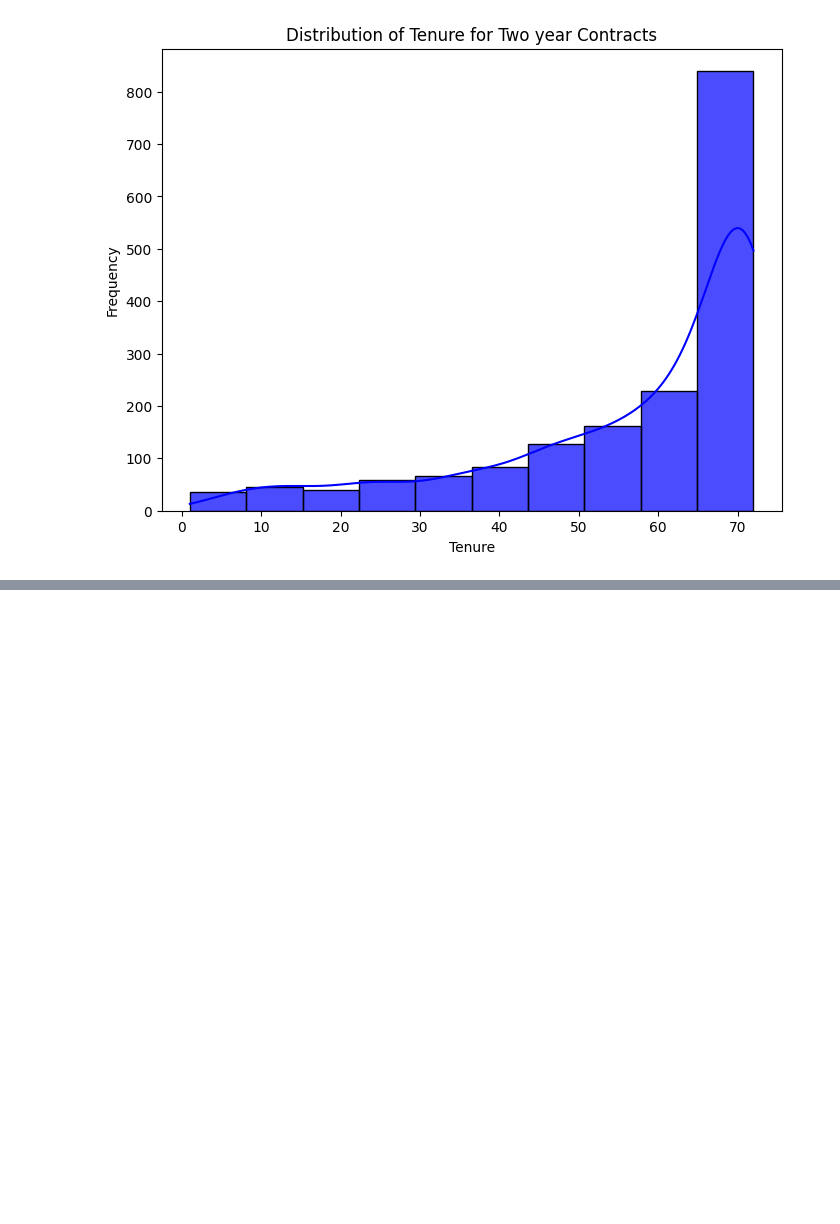
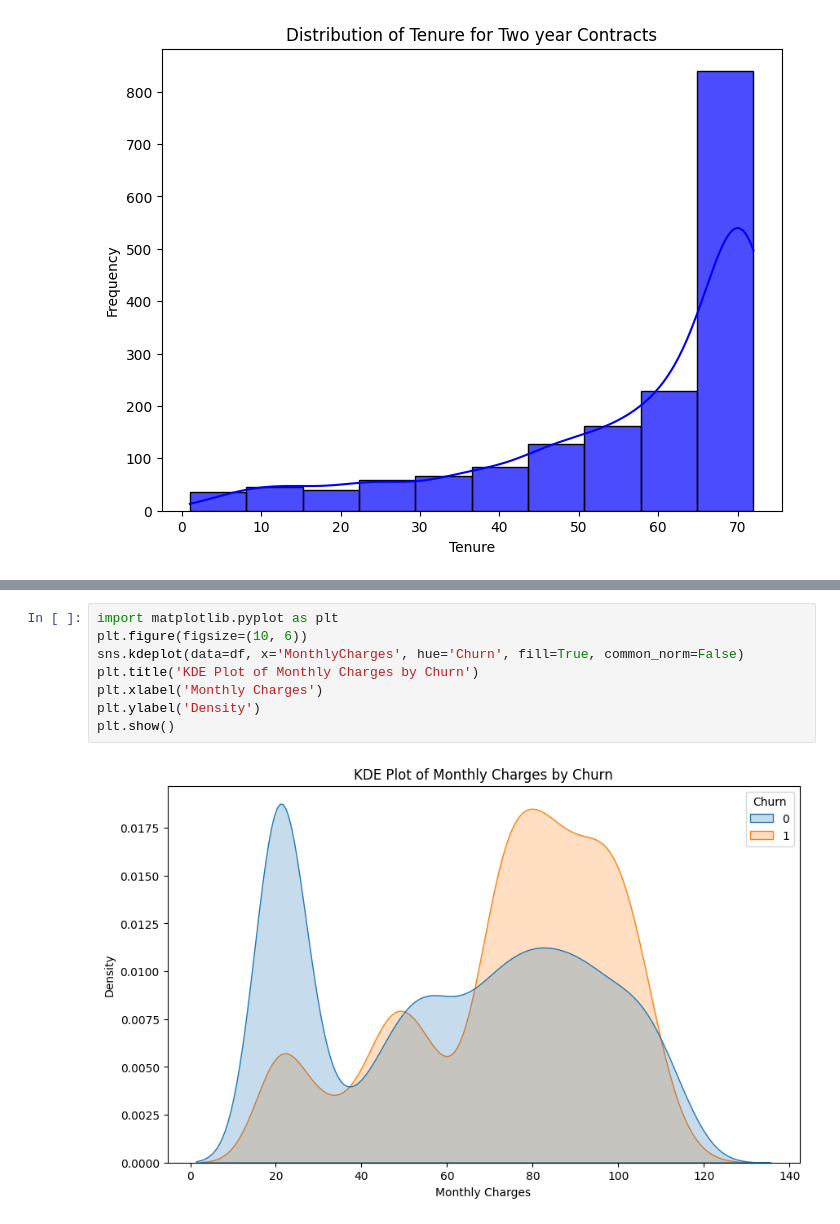
Before and after one commit to Anutri03/Churn_prediction, a Jupyter notebook: customer_churn_prediction.ipynb, the cells around one changed output, grey strips where cells are left out. Drawn from its saved outputs; the diff is of its cells as text; blank space fills up the shorter version.

```diff
--- a/customer_churn_prediction.ipynb
+++ b/customer_churn_prediction.ipynb
@@ -199,0 +214,10 @@ for contract_type in contract_types:
+# %%
+import matplotlib.pyplot as plt
+plt.figure(figsize=(10, 6))
+sns.kdeplot(data=df, x='MonthlyCharges', hue='Churn', fill=True, common_norm=False)
+plt.title('KDE Plot of Monthly Charges by Churn')
+plt.xlabel('Monthly Charges')
+plt.ylabel('Density')
+plt.show()
+# %% [output]
+[figure, added]
```
Also changed, not shown: parts of 2 cells of this notebook.
